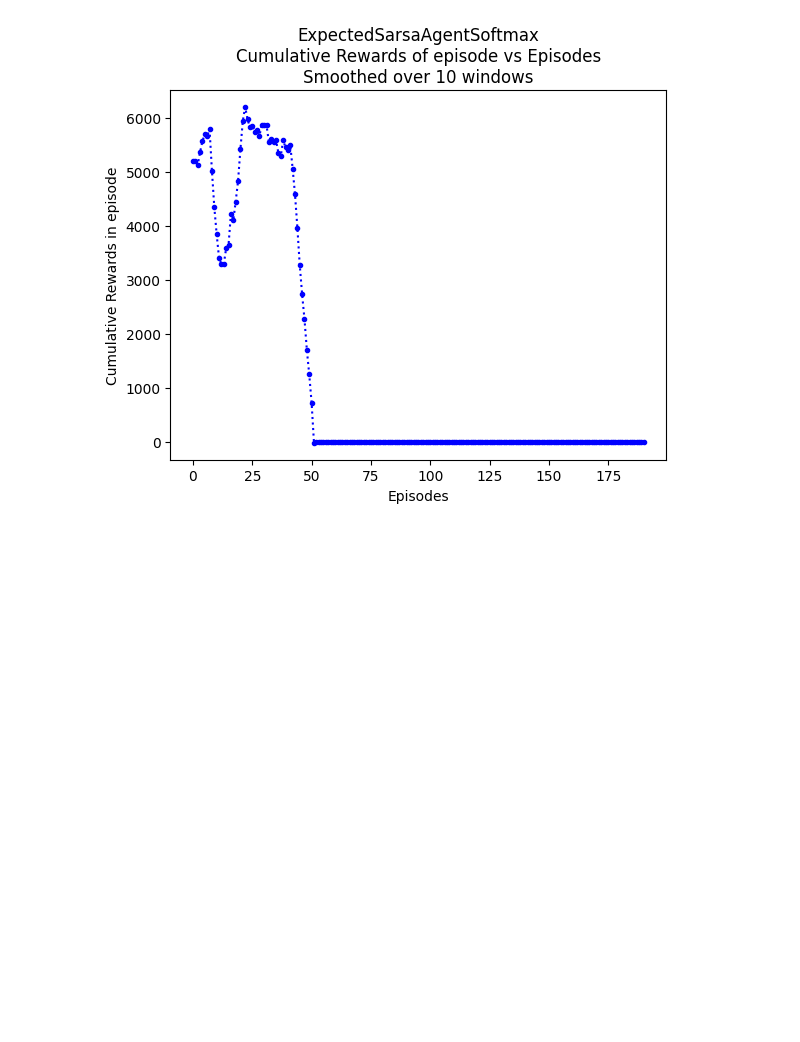
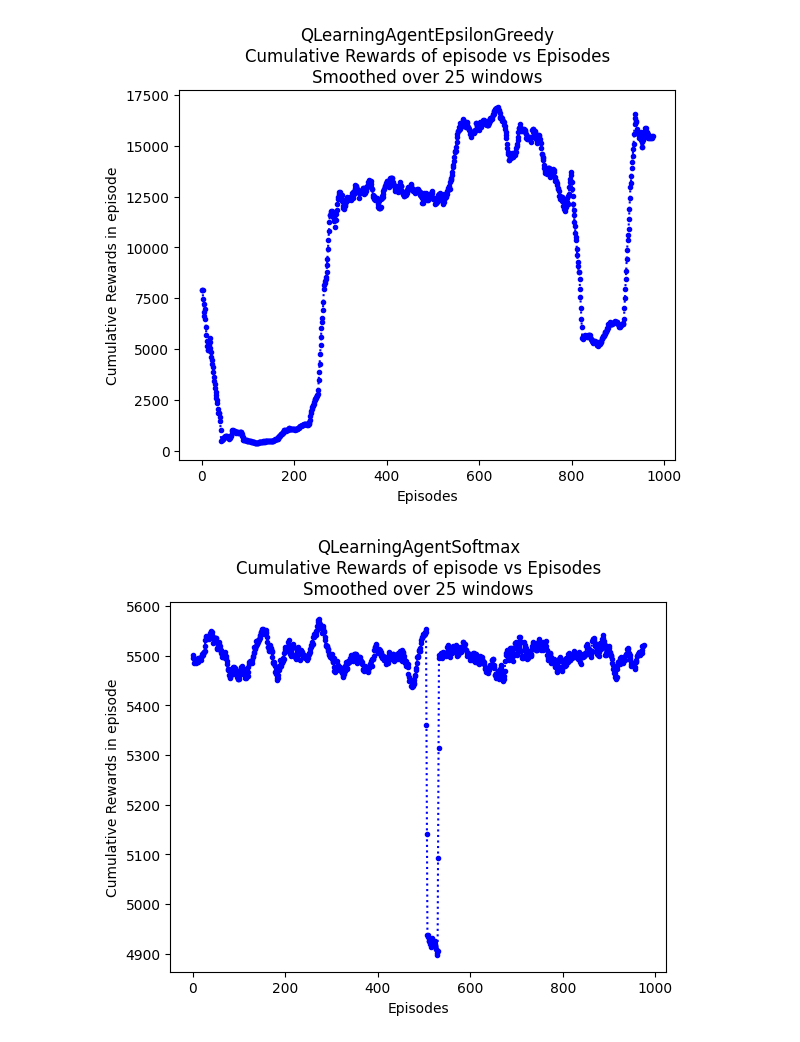
Before and after one commit to ncapek/RL_CLTV, a Jupyter notebook: Experiment 1.ipynb, the cells around one changed output. Drawn from its saved outputs; the diff is of its cells as text; code cells hidden in the pictures; blank space fills up the shorter version.

```diff
--- a/Experiment 1.ipynb
+++ b/Experiment 1.ipynb
@@ -41,8 +41,9 @@ class ClientEnv(gym.Env):
 
     def _get_reward(self):
         mean_reward = self.num_products * 100 # mean reward is proportional to the number of products
-        std_reward = self.num_products * 50 # standard deviation is also proportional to the number of products
+        std_reward = self.num_products * 5 # standard deviation is also proportional to the number of products
         reward = np.random.normal(mean_reward, std_reward)
+
         return reward
 # %%
 import numpy as np
@@ -246,36 +247,37 @@ import matplotlib.pyplot as plt
 import numpy as np
 
 env = ClientEnv()
-# algorithms = [QLearningAgentEpsilonGreedy, QLearningAgentSoftmax, ExpectedSarsaAgentEpsilonGreedy, ExpectedSarsaAgentSoftmax]
-algorithms = [ExpectedSarsaAgentSoftmax]
+algorithms = [QLearningAgentEpsilonGreedy, QLearningAgentSoftmax, ExpectedSarsaAgentEpsilonGreedy, ExpectedSarsaAgentSoftmax]
+# algorithms = [ExpectedSarsaAgentSoftmax]
 
-n_episodes = 200
-window_size = 10
+n_episodes = 1000
+window_size = 25
 
 # Train q-agent
 for algorithm in algorithms:
     agent = algorithm(env)
     cumulative_rewards = []
     for episode in range(n_episodes):
         obs = env.reset()
         done = False
         cum_reward = 0
         while not done:
             action = agent.get_action(obs)
             next_obs, reward, done, _ = env.step(action)
             agent.update(obs, action, reward, next_obs, done)
             obs = next_obs
             cum_reward += reward
         cumulative_rewards.append(cum_reward)
 
     # Smooth cumulative rewards over window size
     smoothed_rewards = np.convolve(cumulative_rewards, np.ones(window_size)/window_size, mode='valid')
 
     # Plot performance
     plt.plot(smoothed_rewards, ':b.')
     plt.title(f"{agent.__class__.__name__}\nCumulative Rewards of episode vs Episodes\nSmoothed over {window_size} windows")
     plt.xlabel("Episodes")
     plt.ylabel("Cumulative Rewards in episode")
     plt.show()
 # %% [output]
-[figure, old version]
+[figure, new version]
+[figure, added]
```
Also changed, not shown: parts of 2 cells of this notebook.
